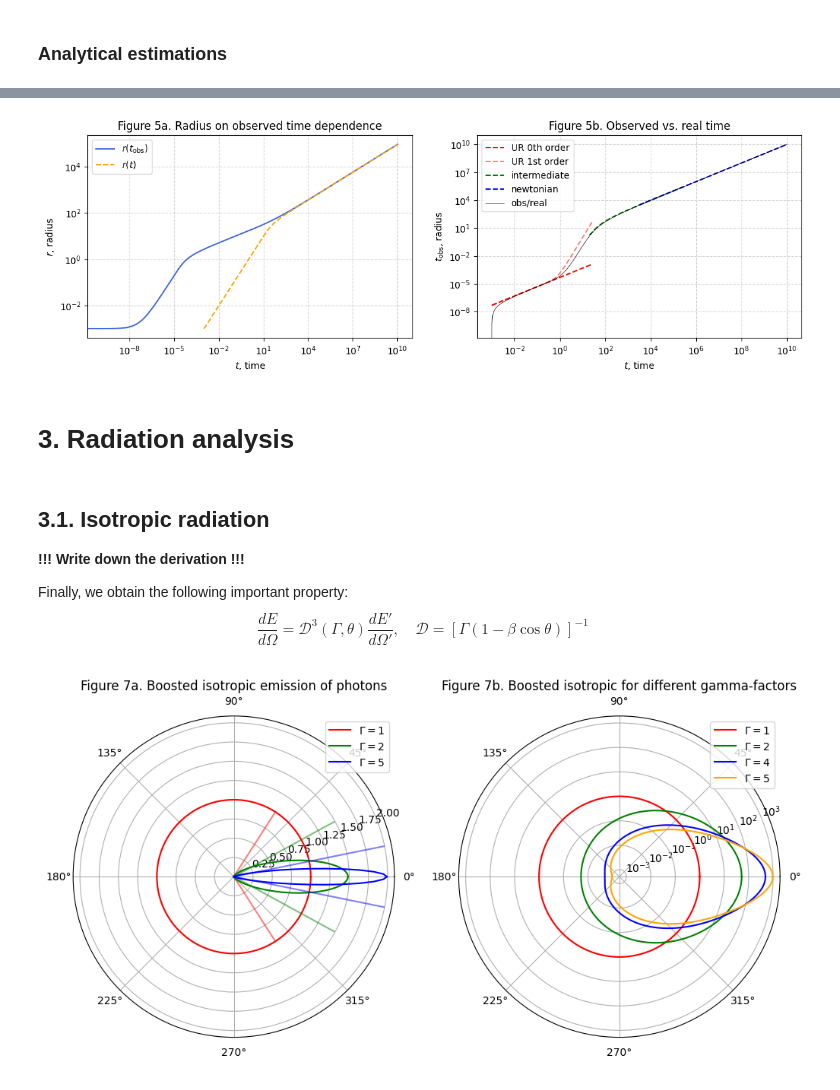
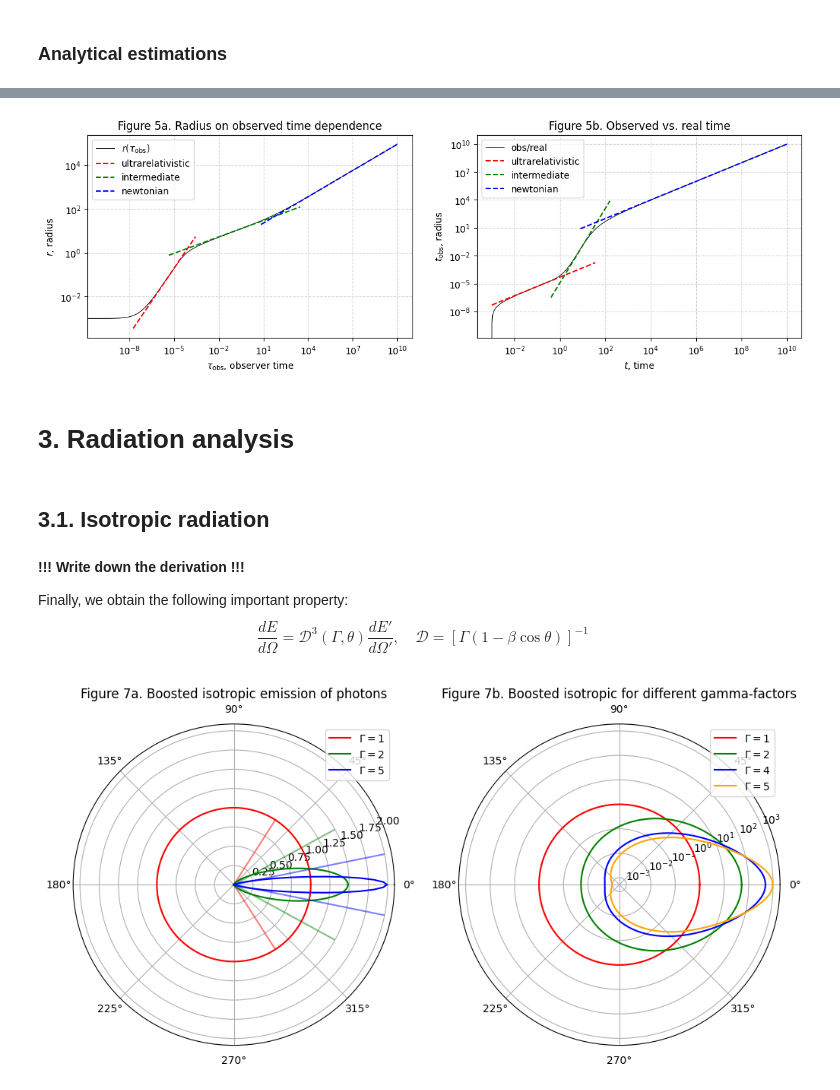
Before and after one commit to KleimenovM/GRBRemnant, a Jupyter notebook: Kleimenov_Schwenkreis_-_Gamma-ray_birsts.ipynb, the cells around one changed output, grey strips where cells are left out. Cells and saved outputs as stored; diff of their text form; code cells hidden in the pictures.

```diff
--- a/Kleimenov_Schwenkreis_-_Gamma-ray_birsts.ipynb
+++ b/Kleimenov_Schwenkreis_-_Gamma-ray_birsts.ipynb
@@ -241,8 +241,11 @@ Approximate results in $(6)$ allow to solve the expansion equations analytically
 # %%
-def gamma_star(r, gamma):
-    res_correct = np.heaviside(r - 0.01, 0.5) * gamma * (-1 + np.sqrt(1 + 4*r**3*(1 + r**3/gamma**2))) / (2*r**3)
-    res_approx = np.heaviside(0.01 - r, 0.5) * gamma * (1 - r**3)
+def gamma_star_old(r0, gamma):
+    return gamma * (-1 + np.sqrt(1 + 4*r0**3*(1 + r0**3/gamma**2))) / (2*r0**3)
+
+def gamma_star(r0, gamma, r_bnd=0.01):
+    res_correct = np.heaviside(r0 - r_bnd, 0.5) * gamma_star_old(r0, gamma)
+    res_approx = np.heaviside(r_bnd - r0, 0.5) * gamma * (1 - r0**3)
     return res_approx + res_correct
 
-def F(tau, r, gamma):
-    return np.sqrt(1 - (gamma_star(r, gamma))**(-2))
+def F(tau, r0, gamma):
+    return np.sqrt(1 - (gamma_star(r0, gamma))**(-2))
@@ -354,56 +344,71 @@ $$ \tau_\mathrm{obs}(\tau) = \tau - r(t) $$
 # %%
 plt.figure(figsize=(14, 4))
+
+# -----------
+# FIRST PLOT
+# -----------
 plt.subplot(1, 2, 1)
 plt.title("Figure 5a. Radius on observed time dependence")
 
 t_obs = time_values - radius_values
-plt.plot(t_obs, radius_values, color='royalblue', label=r'$r(t_\mathrm{obs})$')
-plt.plot(time_values, radius_values, color='orange', label=r'$r(t)$', linestyle='dashed')
+plt.plot(t_obs, radius_values, color='black', label=r'$r(\tau_\mathrm{obs})$', linewidth=.7)
 plt.grid(linestyle='--', color='lightgray')
 
-plt.xlabel(r'$t$, time')
+# limiting cases
+# low values
+obs_low = t_obs[int(0.01 * n):int(0.25 * n)]
+plt.plot(obs_low, beta0 * obs_low * 2 * gamma0**2, linestyle='--', color='red', label='ultrarelativistic')
+
+# intermediate values
+obs_mid = t_obs[int(0.15 * n):int(0.5 * n)]
+plt.plot(obs_mid, (8 * gamma0**2 * obs_mid)**0.25, color='green', label='intermediate', linestyle='dashed')
+
+# large values
+obs_high = t_obs[int(0.35 * n):]
+plt.plot(obs_high, (2.5 * gamma0 * obs_high)**0.4, color='blue', linestyle='dashed', label='newtonian')
+
+plt.xlabel(r'$\tau_\mathrm{obs}$, observer time')
 plt.xscale('log')
 plt.yscale('log')
 plt.ylabel(r'$r$, radius')
 plt.legend()
 
+# -----------
+# SECOND PLOT
+# -----------
 plt.subplot(1, 2, 2)
 plt.title("Figure 5b. Observed vs. real time")
 
+plt.plot(time_values, t_obs, label='obs/real', color='black', linewidth=.7)
+
 # limiting cases
 # low values
-plt.plot(time_low, time_low - beta0 * time_low, linestyle='--', color='red', label='UR 0th order')
-plt.plot(time_low, time_low - beta0 * time_low * (1 - (beta0 * time_low)**3 / gamma0**2 ), linestyle='--', color='red', alpha=.5, label='UR 1st order')
+time_low = time_values[:int(0.35 * n)]
+plt.plot(time_low, time_low - beta0 * time_low, linestyle='--', color='red', label='ultrarelativistic')
 
 # intermediate values
-time_mid = time_values[int(0.33 * n):int(0.65 * n)]
-plt.plot(time_mid, time_mid - intermed_rt(time_mid), color='green', label='intermediate', linestyle='dashed')
+time_mid = time_values[int(0.2 * n):int(0.4 * n)]
+plt.plot(time_mid, time_mid**4 / (8 * gamma0**2), color='green', label='intermediate', linestyle='dashed')
 
 # large values
-time_high = time_values[int(0.5 * n):]
-r2 = radius_values[-1]
-t2 = time_high - time_values[int(0.3 * n)]
-plt.plot(time_high, time_high - (gamma0 * (time_high - t2) / r2**1.5)**0.4, color='blue', linestyle='dashed',
-         label='newtonian')
-
-
-plt.plot(time_values, t_obs, label='obs/real', linewidth=.5, color='black')
+time_high = time_values[int(0.3 * n):]
+plt.plot(time_high, time_high, color='blue', linestyle='dashed', label='newtonian')
 
 plt.grid(linestyle='--', color='lightgray')
 plt.xlabel(r'$t$, time')
 plt.xscale('log')
 plt.yscale('log')
 plt.ylabel(r'$t_\mathrm{obs}$, radius')
 plt.legend()
 
 plt.show()
 # %% [output]
-[figure, old version]
+[figure, new version]
 # %% [markdown]
 # 3. Radiation analysis
+# %% [markdown]
+## 3.1. Isotropic radiation
 # %% [markdown]
-## 3.1. Isotropic radiation
-
 **!!! Write down the derivation !!!**
 
 Finally, we obtain the following important property:
```
Also changed, not shown: parts of 19 cells of this notebook.
